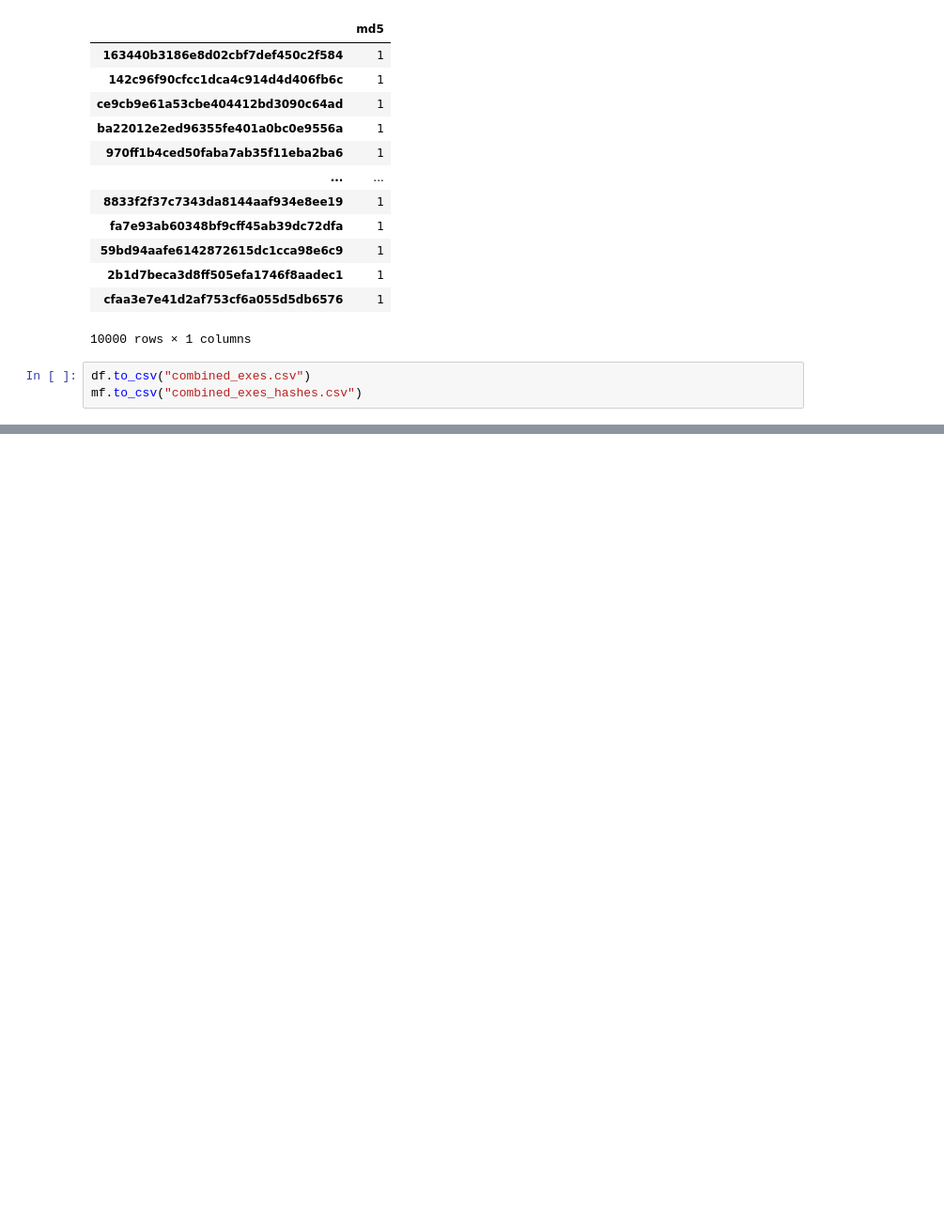
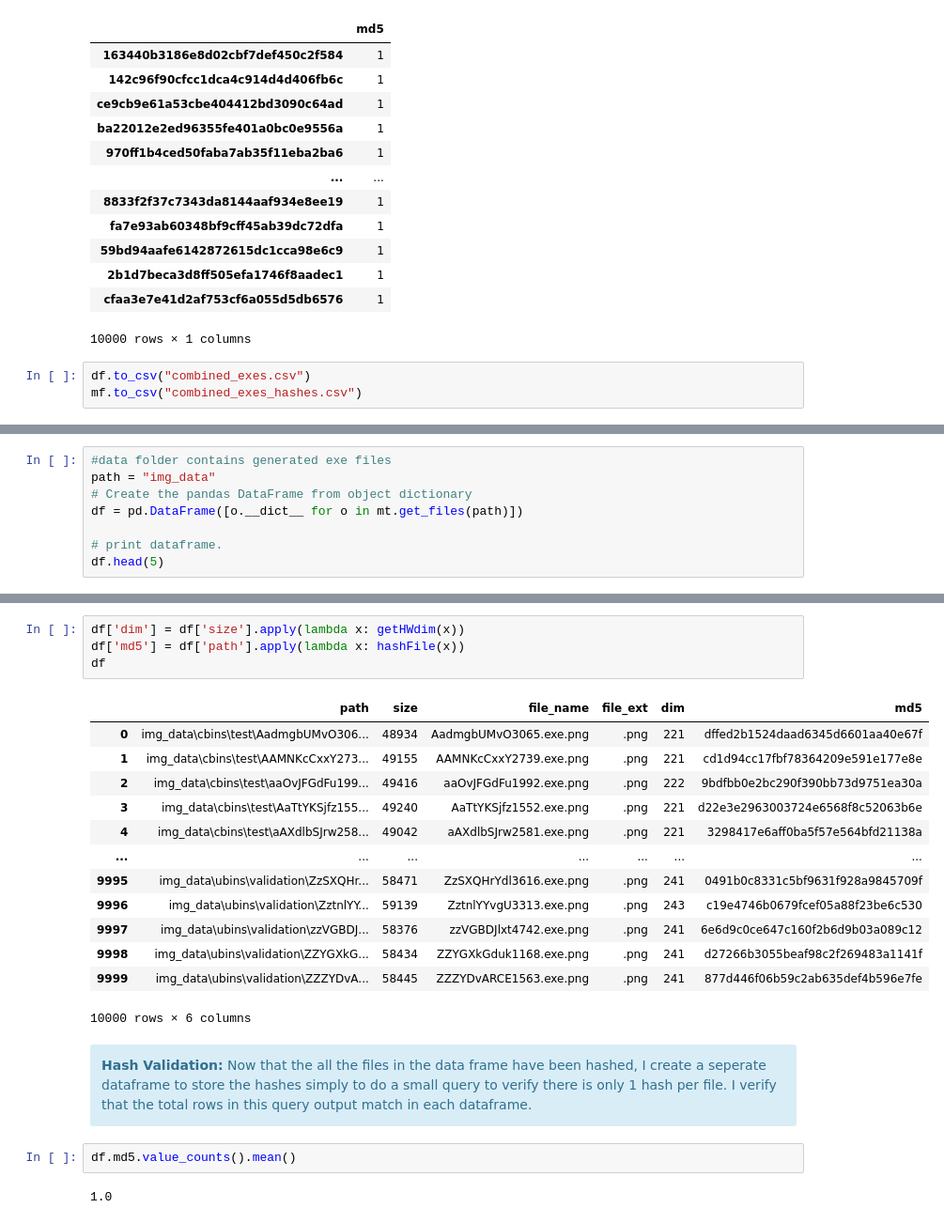
Before and after one commit to gcc71/msds-practicum-two, a Jupyter notebook: HashSet.ipynb, the cells around one changed output, grey strips where cells are left out. Shown at 94% size. Drawn from its saved outputs; the diff is of its cells as text; blank space fills up the shorter version.

Commit message:
data set created and verified, ready to move to ML machine

```diff
--- a/HashSet.ipynb
+++ b/HashSet.ipynb
@@ -117,0 +127,8 @@ mf.to_csv("combined_exes_hashes.csv")
+# %%
+#data folder contains generated exe files
+path = "img_data"
+# Create the pandas DataFrame from object dictionary
+df = pd.DataFrame([o.__dict__ for o in mt.get_files(path)])
+
+# print dataframe.
+df.head(5)
@@ -117,0 +142,26 @@ mf.to_csv("combined_exes_hashes.csv")
+# %%
+df['dim'] = df['size'].apply(lambda x: getHWdim(x))
+df['md5'] = df['path'].apply(lambda x: hashFile(x))
+df
+# %% [output]
+|  | path | size | file_name | file_ext | dim | md5 |
+| 0 | img_data\cbins\test\AadmgbUMvO306... | 48934 | AadmgbUMvO3065.exe.png | .png | 221 | dffed2b1524daad6345d6601aa40e67f |
+| 1 | img_data\cbins\test\AAMNKcCxxY273... | 49155 | AAMNKcCxxY2739.exe.png | .png | 221 | cd1d94cc17fbf78364209e591e177e8e |
+| 2 | img_data\cbins\test\aaOvJFGdFu199... | 49416 | aaOvJFGdFu1992.exe.png | .png | 222 | 9bdfbb0e2bc290f390bb73d9751ea30a |
+| 3 | img_data\cbins\test\AaTtYKSjfz155... | 49240 | AaTtYKSjfz1552.exe.png | .png | 221 | d22e3e2963003724e6568f8c52063b6e |
+| 4 | img_data\cbins\test\aAXdlbSJrw258... | 49042 | aAXdlbSJrw2581.exe.png | .png | 221 | 3298417e6aff0ba5f57e564bfd21138a |
+| ... | ... | ... | ... | ... | ... | ... |
+| 9995 | img_data\ubins\validation\ZzSXQHr... | 58471 | ZzSXQHrYdl3616.exe.png | .png | 241 | 0491b0c8331c5bf9631f928a9845709f |
+| 9996 | img_data\ubins\validation\ZztnlYY... | 59139 | ZztnlYYvgU3313.exe.png | .png | 243 | c19e4746b0679fcef05a88f23be6c530 |
+| 9997 | img_data\ubins\validation\zzVGBDJ... | 58376 | zzVGBDJlxt4742.exe.png | .png | 241 | 6e6d9c0ce647c160f2b6d9b03a089c12 |
+| 9998 | img_data\ubins\validation\ZZYGXkG... | 58434 | ZZYGXkGduk1168.exe.png | .png | 241 | d27266b3055beaf98c2f269483a1141f |
+| 9999 | img_data\ubins\validation\ZZZYDvA... | 58445 | ZZZYDvARCE1563.exe.png | .png | 241 | 877d446f06b59c2ab635def4b596e7fe |
+10000 rows × 6 columns
+# %% [markdown]
+<div class="alert alert-block alert-info">
+<b>Hash Validation:</b> Now that the all the files in the data frame have been hashed, I create a seperate dataframe to store the hashes simply to do a small query to verify there is only 1 hash per file. I verify that the total rows in this query output match in each dataframe.
+</div>
+# %%
+df.md5.value_counts().mean()
+# %% [output]
+1.0
```
Also changed, not shown: parts of 15 cells of this notebook, 1 other file.
